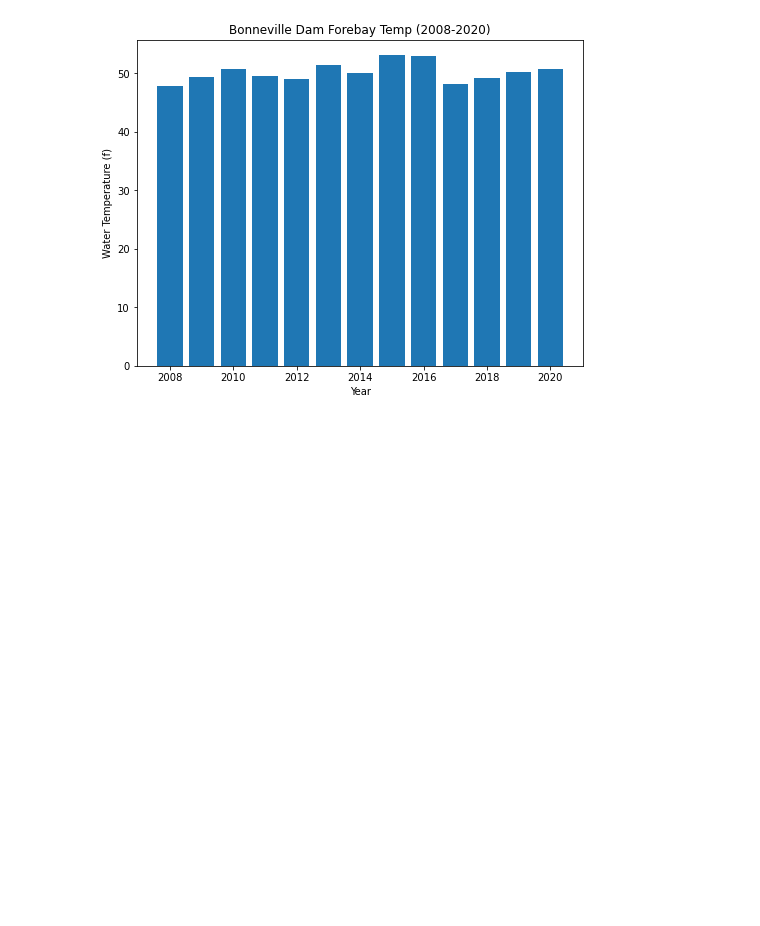
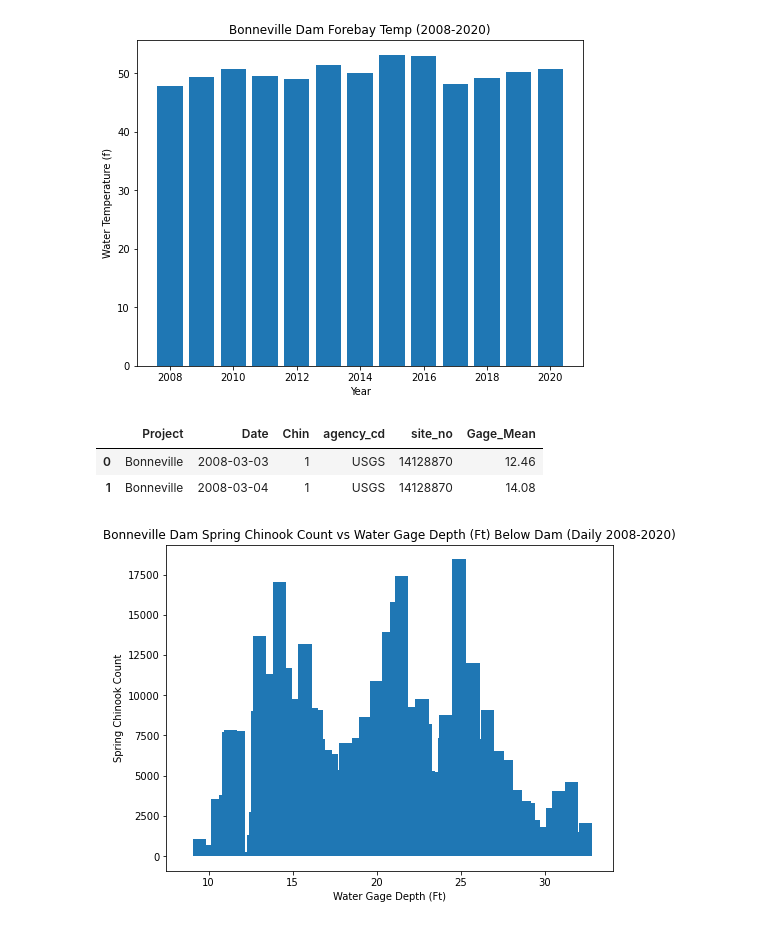
Before and after one commit to jayhjman/bootcamp-project1, a Jupyter notebook: last_willamette.ipynb, the cells around one changed output. Cells and saved outputs as stored; diff of their text form; code cells hidden in the pictures; blank space fills up the shorter version.

```diff
--- a/last_willamette.ipynb
+++ b/last_willamette.ipynb
@@ -427,3 +431,23 @@ plt.savefig(annual_image_path + "final_above_bonneville_stevenson_annual_temp.pn
 plt.show()
 # %% [output]
 [figure]
+# %%
+# Jays Section Below - Below Bonneville
+# Read in daily water gage depth and salmon count data from previously cleaned data
+clean_gage_df = pd.read_csv('Resources\Below_Bonneville_Salmon_Daily_Gage_Data.csv')
+clean_gage_df.head(2)
+# %% [output]
+|  | Project | Date | Chin | agency_cd | site_no | Gage_Mean |
+| 0 | Bonneville | 2008-03-03 | 1 | USGS | 14128870 | 12.46 |
+| 1 | Bonneville | 2008-03-04 | 1 | USGS | 14128870 | 14.08 |
+# %%
+# Plot bar char distribution for daily water gage depth and salmon count
+fig, ax = plt.subplots(figsize=(8,6))
+ax.set_xlabel("Water Gage Depth (Ft)")
+ax.set_ylabel("Spring Chinook Count")
+ax.set_title("Bonneville Dam Spring Chinook Count vs Water Gage Depth (Ft) Below Dam (Daily 2008-2020)")
+ax.bar(clean_gage_df["Gage_Mean"], clean_gage_df["Chin"])
+plt.savefig(daily_image_path + "bonn_below_daily_bar_gage.png")
+plt.show()
+# %% [output]
+[figure, added]
```
Also changed, not shown: parts of 12 cells of this notebook, 6 other files.
